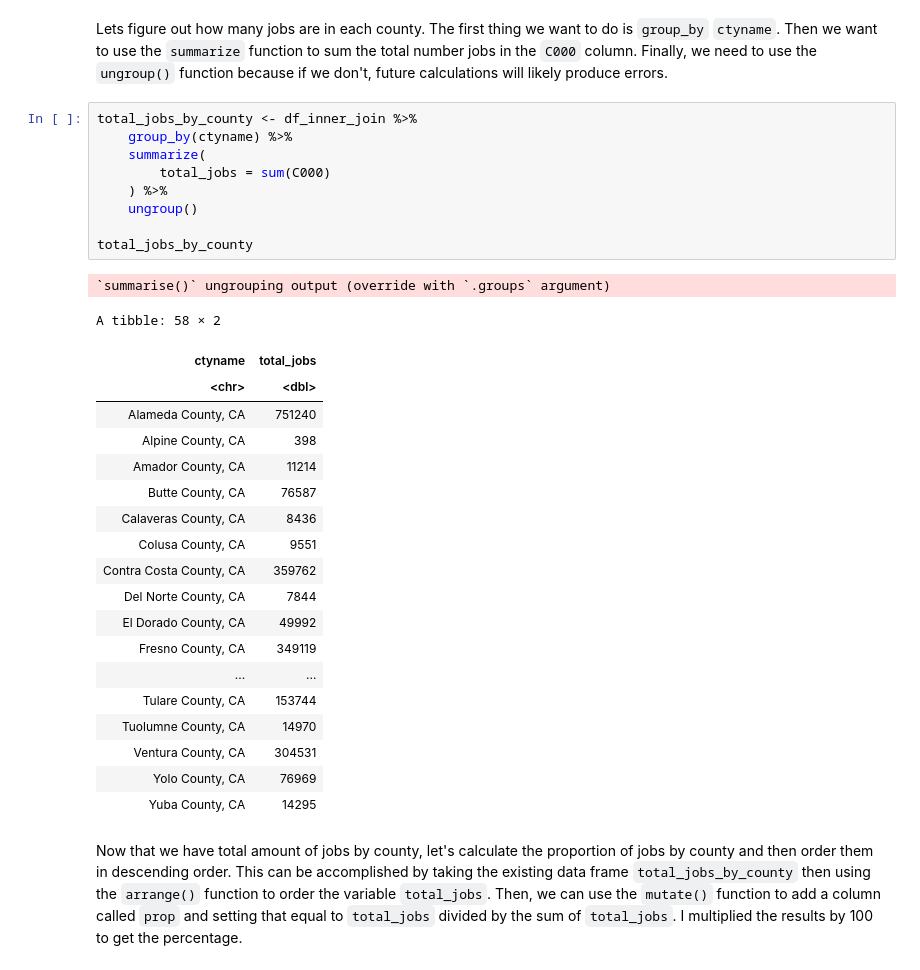
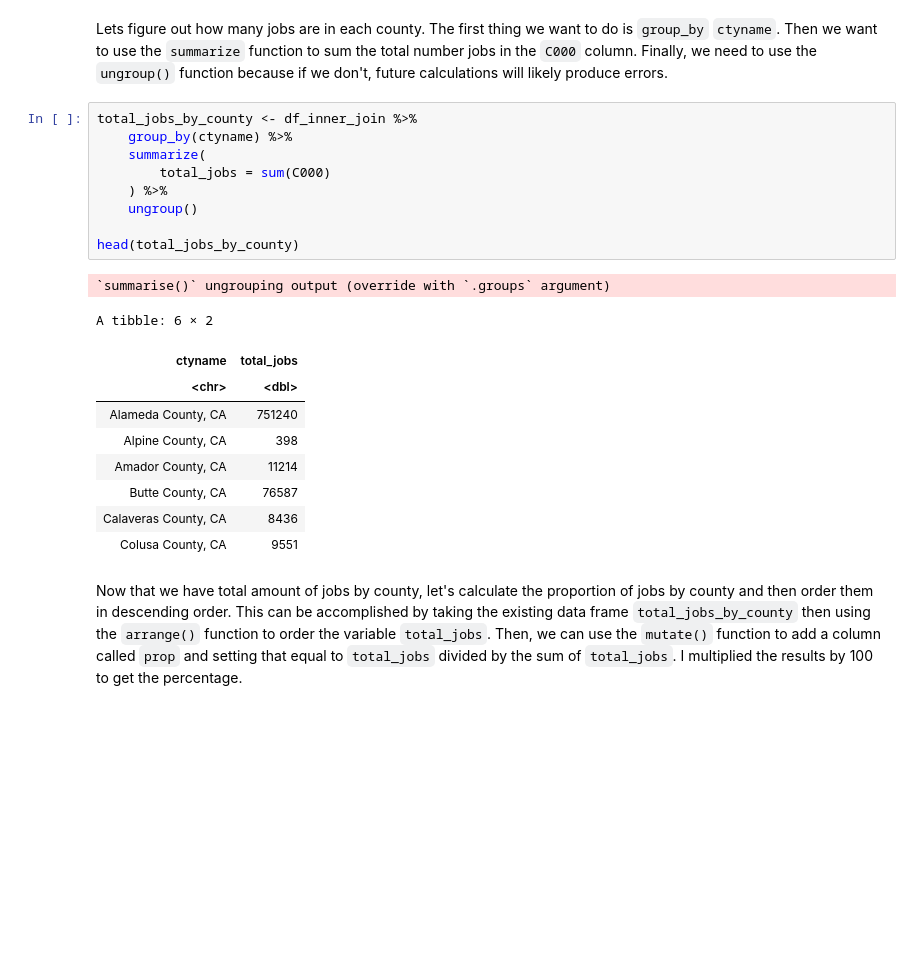
Before and after one commit to Jedelmann90/ada-intro-r, a Jupyter notebook: new R-2.ipynb, the cells around one changed output. Saved outputs shown, nothing was run; the diff lists cells and outputs as text; blank space fills up the shorter version.

```diff
--- a/new R-2.ipynb
+++ b/new R-2.ipynb
@@ -326,33 +316,23 @@ Lets figure out how many jobs are in each county. The first thing we want to do
 # %%
 total_jobs_by_county <- df_inner_join %>%
     group_by(ctyname) %>%
     summarize(
         total_jobs = sum(C000)
     ) %>%
     ungroup()
 
-total_jobs_by_county
+head(total_jobs_by_county)
 # %% [output]
 `summarise()` ungrouping output (override with `.groups` argument)
-A tibble: 58 × 2
+A tibble: 6 × 2
 | ctyname | total_jobs |
 | <chr> | <dbl> |
 | Alameda County, CA | 751240 |
 | Alpine County, CA | 398 |
 | Amador County, CA | 11214 |
 | Butte County, CA | 76587 |
 | Calaveras County, CA | 8436 |
 | Colusa County, CA | 9551 |
-| Contra Costa County, CA | 359762 |
-| Del Norte County, CA | 7844 |
-| El Dorado County, CA | 49992 |
-| Fresno County, CA | 349119 |
-| ... | ... |
-| Tulare County, CA | 153744 |
-| Tuolumne County, CA | 14970 |
-| Ventura County, CA | 304531 |
-| Yolo County, CA | 76969 |
-| Yuba County, CA | 14295 |
 # %% [markdown]
 Now that we have total amount of jobs by county, let's calculate the proportion of jobs by county and then order them in descending order. This can be accomplished by taking the existing data frame `total_jobs_by_county` then using the `arrange()` function to order the variable `total_jobs`. Then, we can use the `mutate()` function to add a column called `prop` and setting that equal to `total_jobs` divided by the sum of `total_jobs`. I multiplied the results by 100 to get the percentage.
 # %%
```
Also changed, not shown: parts of 21 cells of this notebook.
